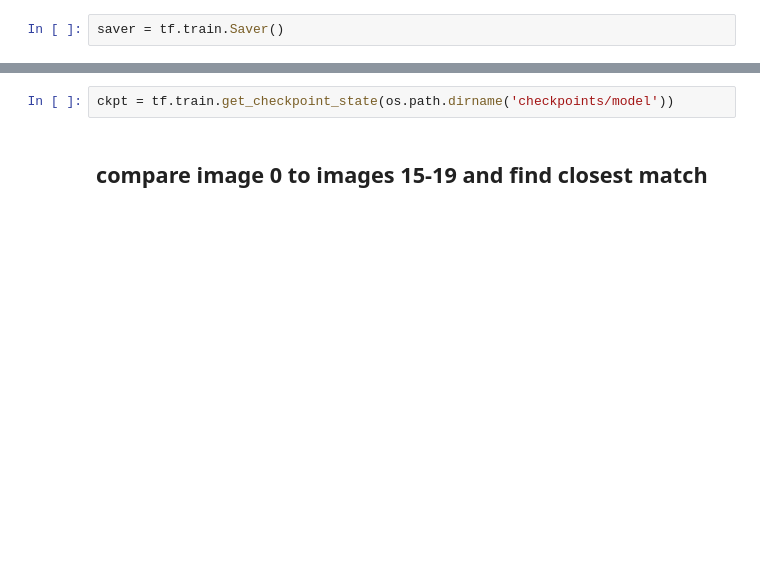
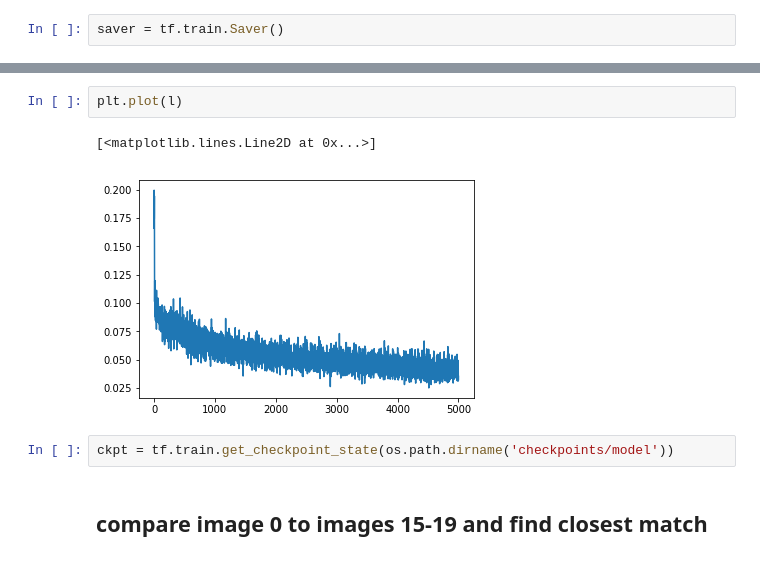
Before and after one commit to danjust/siamese-net, a Jupyter notebook: buildmodel.ipynb, the cells around one changed output, grey strips where cells are left out. Cells and saved outputs as stored; diff of their text form; blank space fills up the shorter version.

```diff
--- a/buildmodel.ipynb
+++ b/buildmodel.ipynb
@@ -153,3 +156,8 @@ with tf.Session() as sess:
+# %%
+plt.plot(l)
+# %% [output]
+[<matplotlib.lines.Line2D at 0x...>]
+[figure, added]
 # %%
 ckpt = tf.train.get_checkpoint_state(os.path.dirname('checkpoints/model'))
 # %% [markdown]
```
Also changed, not shown: parts of 14 cells of this notebook, 1 other file.
